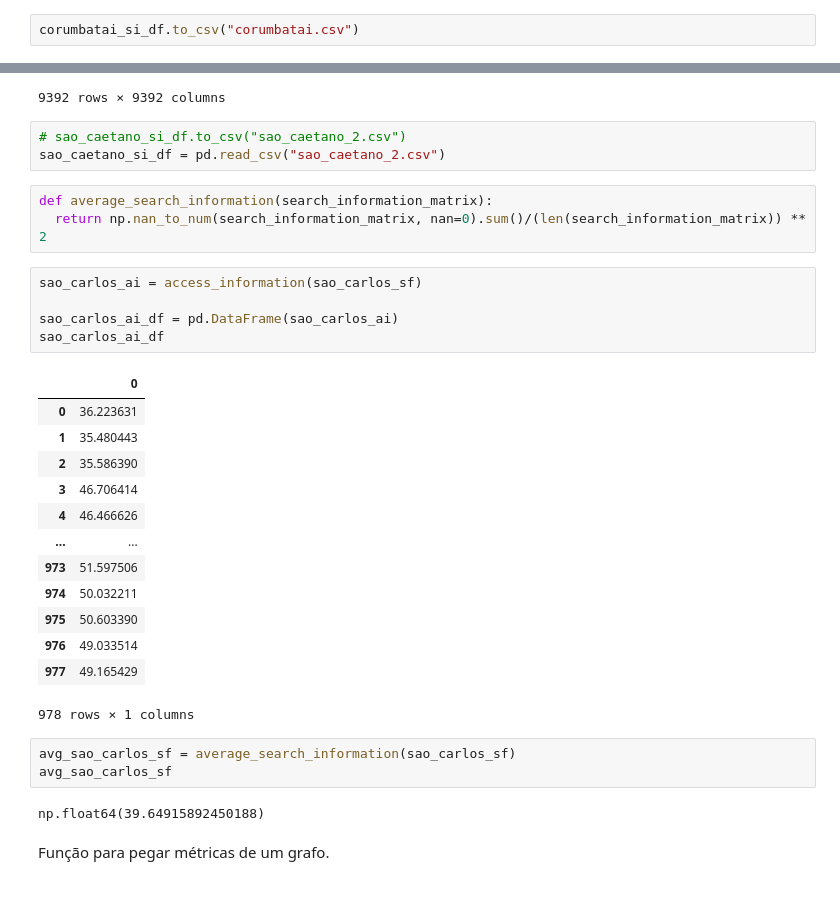
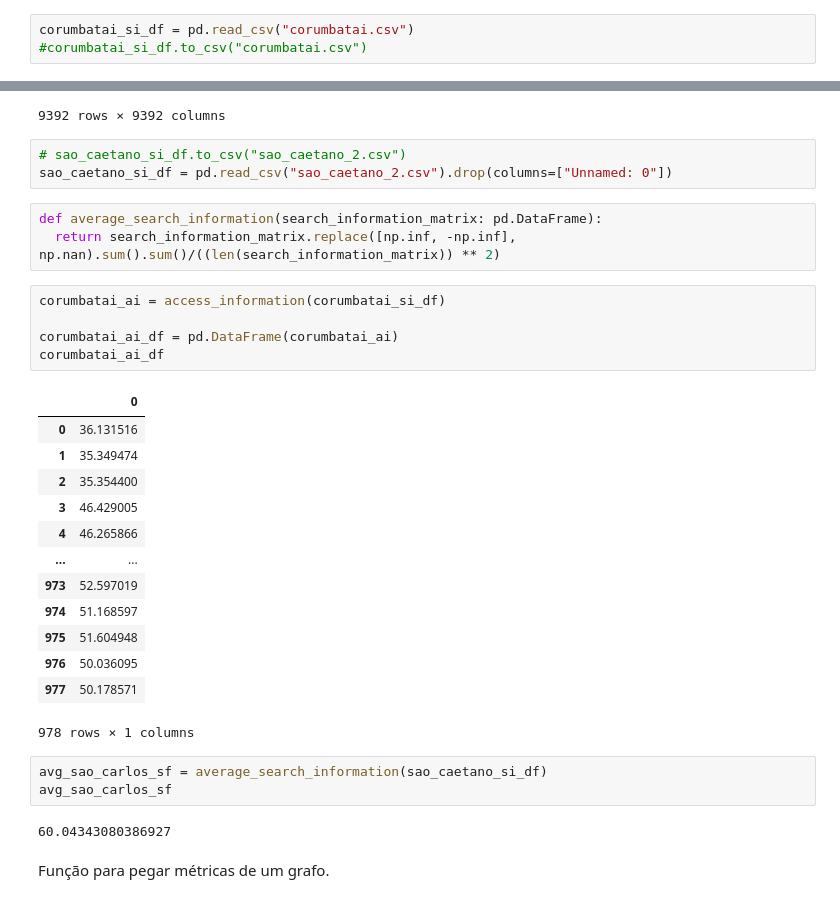
Before and after one commit to lucianoacsilva/complex-networks-2021, a Jupyter notebook: final_assessment/final_assessment.ipynb, the cells around one changed output, grey strips where cells are left out. Saved outputs shown, nothing was run; the diff lists cells and outputs as text.

```diff
--- a/final_assessment/final_assessment.ipynb
+++ b/final_assessment/final_assessment.ipynb
@@ -240,7 +241,8 @@ SI calculado com sucesso! Tempo:  9.311583280563354
 | 977 | 32.101494 | 32.101494 | 34.067278 | 23.491853 | 22.491853 | 22.491853 | 16.661778 | 18.661778 | 18.661778 | 12.906891 | ... | ... |
 978 rows × 978 columns
 # %%
-corumbatai_si_df.to_csv("corumbatai.csv")
+corumbatai_si_df = pd.read_csv("corumbatai.csv")
+#corumbatai_si_df.to_csv("corumbatai.csv")
 # %%
 sp = dict(nx.shortest_path(guara_dual))
 adjacency = nx.adjacency_matrix(guara_dual).todense()
@@ -294,34 +296,34 @@ SI calculado com sucesso! Tempo:  1289.0166945457458
 9392 rows × 9392 columns
 # %%
 # sao_caetano_si_df.to_csv("sao_caetano_2.csv")
-sao_caetano_si_df = pd.read_csv("sao_caetano_2.csv")
+sao_caetano_si_df = pd.read_csv("sao_caetano_2.csv").drop(columns=["Unnamed: 0"])
 # %%
-def average_search_information(search_information_matrix):
-  return np.nan_to_num(search_information_matrix, nan=0).sum()/(len(search_information_matrix)) ** 2
+def average_search_information(search_information_matrix: pd.DataFrame):
+  return search_information_matrix.replace([np.inf, -np.inf], np.nan).sum().sum()/((len(search_information_matrix)) ** 2)
-# %%
-sao_carlos_ai = access_information(sao_carlos_sf)
-
-sao_carlos_ai_df = pd.DataFrame(sao_carlos_ai)
-sao_carlos_ai_df
-# %% [output]
-|  | 0 |
-| 0 | 36.223631 |
-| 1 | 35.480443 |
-| 2 | 35.586390 |
-| 3 | 46.706414 |
-| 4 | 46.466626 |
-| ... | ... |
-| 973 | 51.597506 |
-| 974 | 50.032211 |
-| 975 | 50.603390 |
-| 976 | 49.033514 |
-| 977 | 49.165429 |
-978 rows × 1 columns
+# %%
+corumbatai_ai = access_information(corumbatai_si_df)
+
+corumbatai_ai_df = pd.DataFrame(corumbatai_ai)
+corumbatai_ai_df
+# %% [output]
+|  | 0 |
+| 0 | 36.131516 |
+| 1 | 35.349474 |
+| 2 | 35.354400 |
+| 3 | 46.429005 |
+| 4 | 46.265866 |
+| ... | ... |
+| 973 | 52.597019 |
+| 974 | 51.168597 |
+| 975 | 51.604948 |
+| 976 | 50.036095 |
+| 977 | 50.178571 |
+978 rows × 1 columns
 # %%
-avg_sao_carlos_sf = average_search_information(sao_carlos_sf)
+avg_sao_carlos_sf = average_search_information(sao_caetano_si_df)
 avg_sao_carlos_sf
 # %% [output]
-np.float64(39.64915892450188)
+60.04343080386927
 # %% [markdown]
 Função para pegar métricas de um grafo.
 # %%
```
Also changed, not shown: parts of 14 cells of this notebook.
